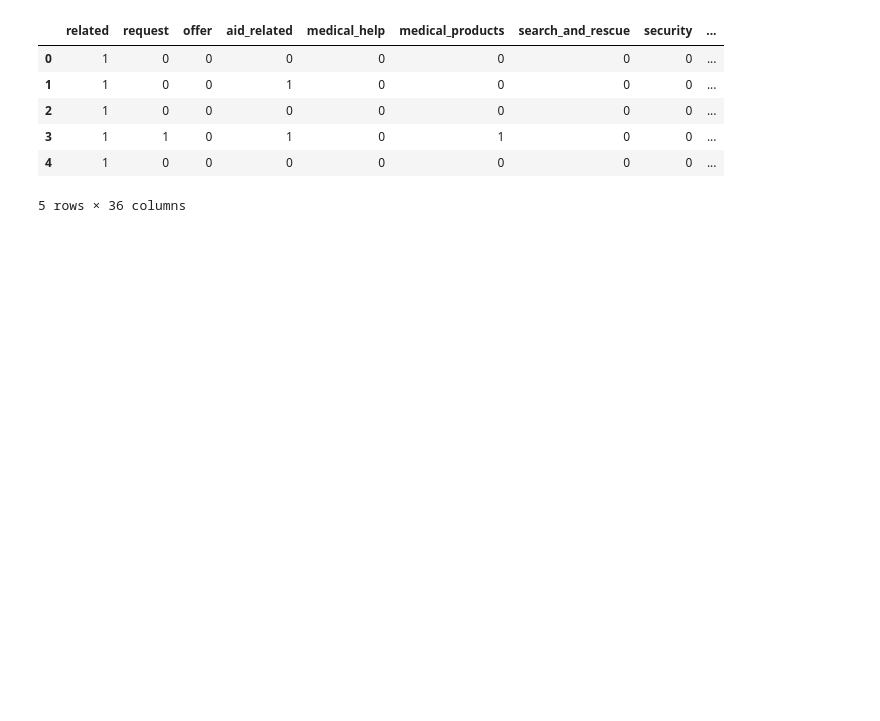
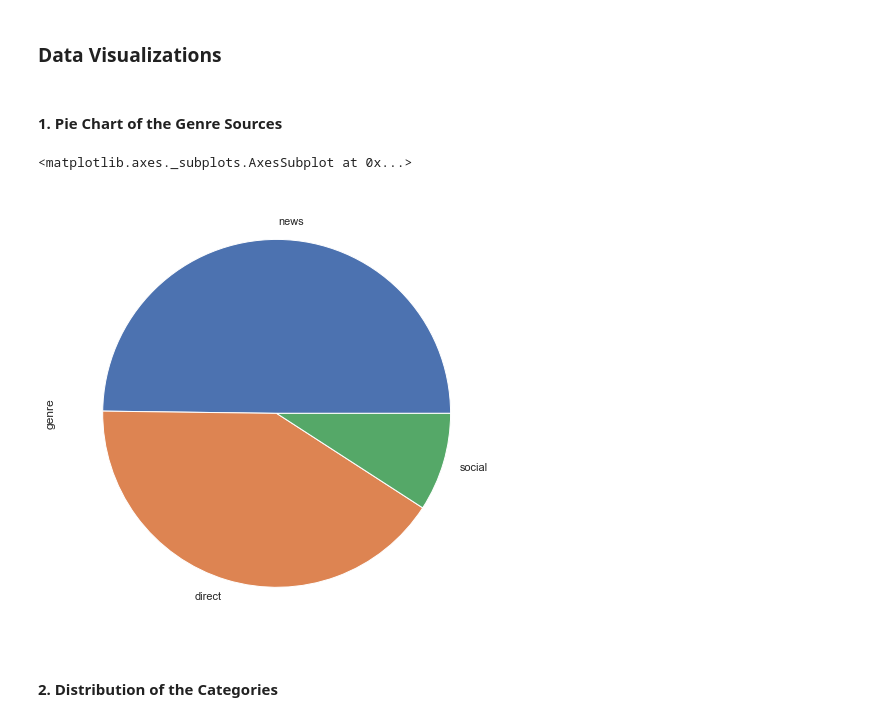
Before and after one commit to acheng1230/Udacity_DataScientist_Nanodegree, a Jupyter notebook: Project_02/ipynb/Data Visualization Preparation.ipynb, the cells around one changed output. Drawn from its saved outputs; the diff is of its cells as text; code cells hidden in the pictures; blank space fills up the shorter version.

Commit message:
updates to data viz, run.py

```diff
--- a/Project_02/ipynb/Data Visualization Preparation.ipynb
+++ b/Project_02/ipynb/Data Visualization Preparation.ipynb
@@ -3,9 +7,10 @@ import pandas as pd
 import seaborn as sns
 import sqlalchemy as db
 import matplotlib.pyplot as plt
+from sqlalchemy import create_engine
+
 %matplotlib inline
-
-from sqlalchemy import create_engine
+sns.set(style="whitegrid")
 # %%
 # load data from database
 engine = create_engine('sqlite:///../data/DisasterResponse.db')
@@ -20,11 +29,14 @@ df.head(3)
+# %% [markdown]
+### Data Visualizations
+# %% [markdown]
+#### 1. Pie Chart of the Genre Sources
+# %%
+df.genre.value_counts().plot(kind='pie', figsize=(12,8))
+# %% [output]
+<matplotlib.axes._subplots.AxesSubplot at 0x...>
+[figure, added]
+# %% [markdown]
+#### 2. Distribution of the Categories
 # %%
-categories = df.drop(['id', 'message', 'original', 'genre'], axis=1)
-categories.head()
+cat_df = df.drop(['id', 'message', 'original', 'genre'], axis=1)
+cat_names = list(cat_df.columns.values)
-# %% [output]
-|  | related | request | offer | aid_related | medical_help | medical_products | search_and_rescue | security | ... |
-| 0 | 1 | 0 | 0 | 0 | 0 | 0 | 0 | 0 | ... |
-| 1 | 1 | 0 | 0 | 1 | 0 | 0 | 0 | 0 | ... |
-| 2 | 1 | 0 | 0 | 0 | 0 | 0 | 0 | 0 | ... |
-| 3 | 1 | 1 | 0 | 1 | 0 | 1 | 0 | 0 | ... |
-| 4 | 1 | 0 | 0 | 0 | 0 | 0 | 0 | 0 | ... |
-5 rows × 36 columns
```
Also changed, not shown: parts of 11 cells of this notebook, 2 other files.
